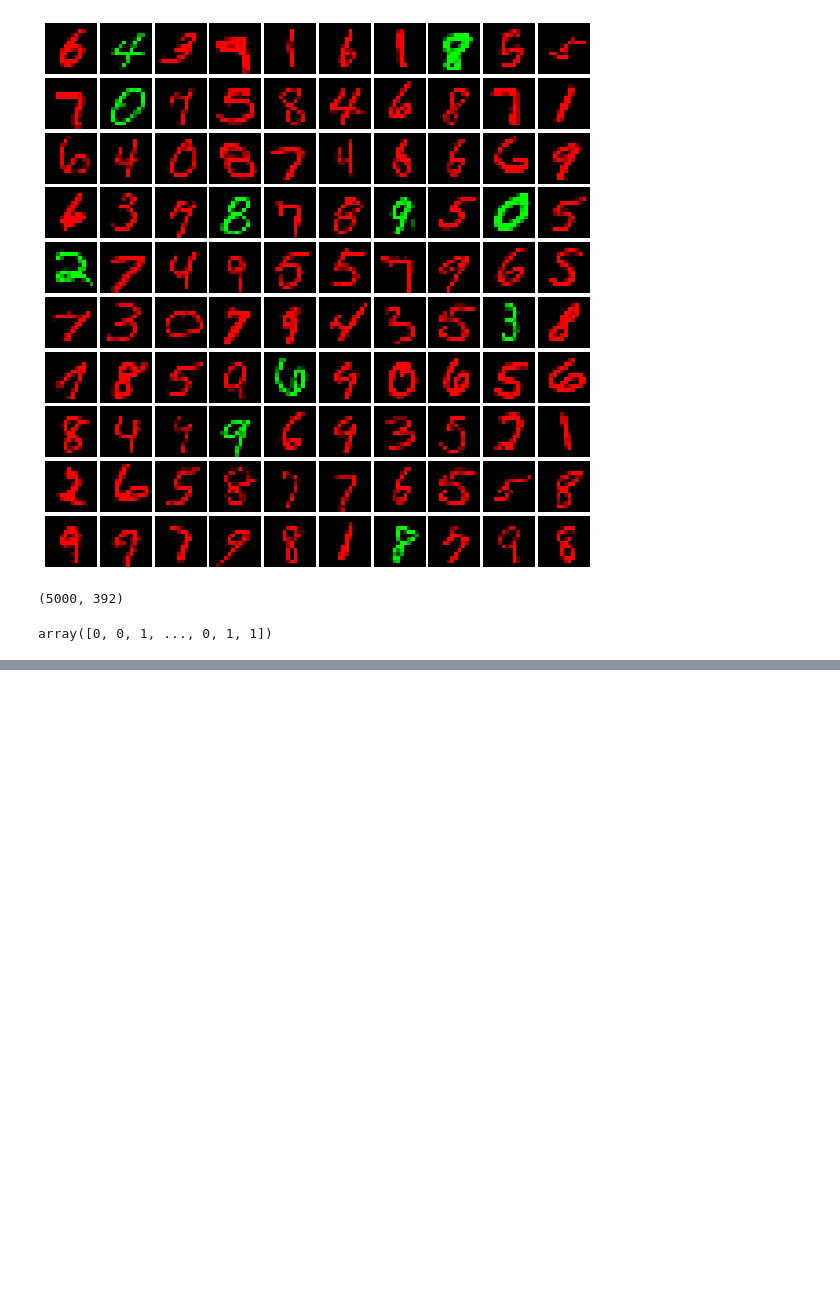
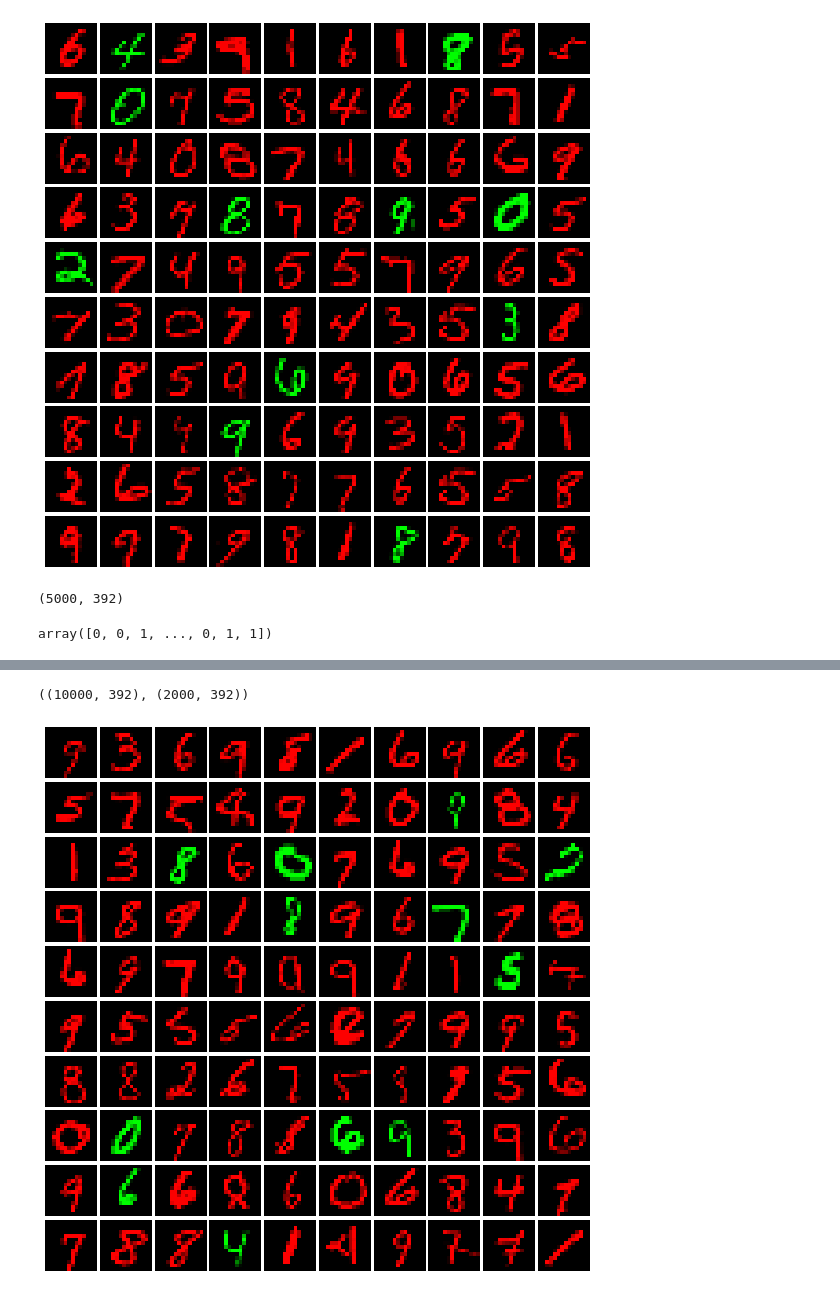
Before and after one commit to smaityumich/invariance, a Jupyter notebook: MNIST.test.ipynb, the cells around one changed output, grey strips where cells are left out. Cells and saved outputs as stored; diff of their text form; code cells hidden in the pictures; blank space fills up the shorter version.

```diff
--- a/MNIST.test.ipynb
+++ b/MNIST.test.ipynb
@@ -25,0 +98,10 @@ array([0, 0, 1, ..., 0, 1, 1])
+# %%
+x0, y0, x1, y1 = make_environment(path = 'MNIST')
+# %%
+x0.shape, x1.shape
+# %% [output]
+((10000, 392), (2000, 392))
+# %%
+plot_images(x1[y1==1])
+# %% [output]
+[figure, added]
```
Also changed, not shown: parts of 7 cells of this notebook, 2 other files.
